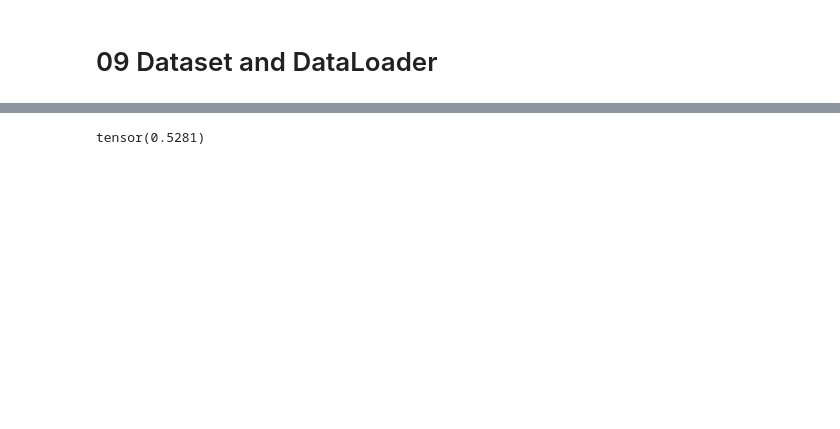
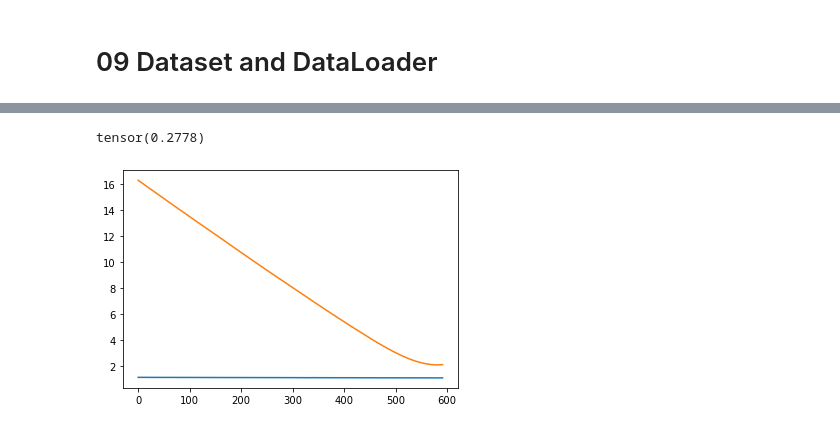
Before and after one commit to ManuelAlejandroMartinezFlores/PYTORCH_projects, a Jupyter notebook: PyEngTut/09_Dataset_and_DataLoader.ipynb, the cells around one changed output, grey strips where cells are left out. Saved outputs shown, nothing was run; the diff lists cells and outputs as text; code cells hidden in the pictures; blank space fills up the shorter version.

Commit message:
Dataset DataLoader

```diff
--- a/PyEngTut/09_Dataset_and_DataLoader.ipynb
+++ b/PyEngTut/09_Dataset_and_DataLoader.ipynb
@@ -49,5 +52,5 @@ data
 # %%
-nepochs = 50
+nepochs = 2000
 samples = len(dataset)
 n_it = math.ceil(samples/4)
 n_it
@@ -59,21 +62,29 @@ import torch.nn as nn
 class WineModel(nn.Module):
     def __init__(self, input_size):
         super(WineModel, self).__init__()
-        self.d1 = nn.Linear(input_size, 64)
-        self.d2 = nn.Linear(64, 64)
-        self.d3 = nn.Linear(64, 3)
+        self.d1 = nn.Linear(input_size, 32)
+        self.d2 = nn.Linear(32, 32)
+        self.d3 = nn.Linear(32, 3)
 
     def forward(self, x):
         x = nn.functional.relu(self.d1(x))
         x = nn.functional.relu(self.d2(x))
-        return nn.functional.softmax(self.d3(x), 1)
+        # return nn.functional.relu(self.d3(x))
+        return self.d3(x)
 # %%
 model = WineModel(13)
 # %%
 criteria = nn.CrossEntropyLoss()
-lr = 0.001
+lr = 0.00001
 optimizer = torch.optim.SGD(model.parameters(), lr=lr)
 # %%
+losses = []
+t_loss = []
+
+vloss = []
+stop_cr = 0
+last_best = 1000
+
 for epoch in range(nepochs):
     for i, (inputs, labels) in enumerate(dataloader):
         y_pred = model(inputs)
@@ -81,6 +92,21 @@ for epoch in range(nepochs):
         loss.backward()
         optimizer.step()
         optimizer.zero_grad()
+        t_loss.append(loss.item())
 
-    print(f'epoch: {epoch+1}/{nepochs}, step {i+1:2d}/{n_it:2d}, loss = {loss.item():.10f}')
+
+    losses.append(np.mean(t_loss))
+    t_loss = []
+
+    vloss += [criteria(model(dataset.x_test), dataset.y_test).item()]
+    if vloss[-1] < last_best:
+        last_best = vloss[-1]
+        stop_cr = 0
+    else:
+        stop_cr += 1
+
+    if stop_cr == 10:
+        break
+
+    print(f'epoch: {epoch+1}/{nepochs}, loss = {loss.item():.10f}, val loss = {vloss[-1]:.10f}')
 # %% [output]
@@ -104,4 +130,4 @@ epoch: 50/50, step 45/45, loss = 1.0922222137
 # %%
-model(dataset.x).argmax(dim=1).eq(dataset.y).sum() / 178
+nn.functional.softmax(model(dataset.x_test), dim=1).argmax(dim=1).eq(dataset.y_test).sum() / dataset.x_test.shape[0]
 # %% [output]
-tensor(0.5281)
+tensor(0.2778)
@@ -107,0 +136,6 @@ tensor(0.5281)
+# %%
+plt.plot(losses)
+plt.plot(vloss)
+plt.show()
+# %% [output]
+[figure, added]
```
Also changed, not shown: parts of 7 cells of this notebook.
